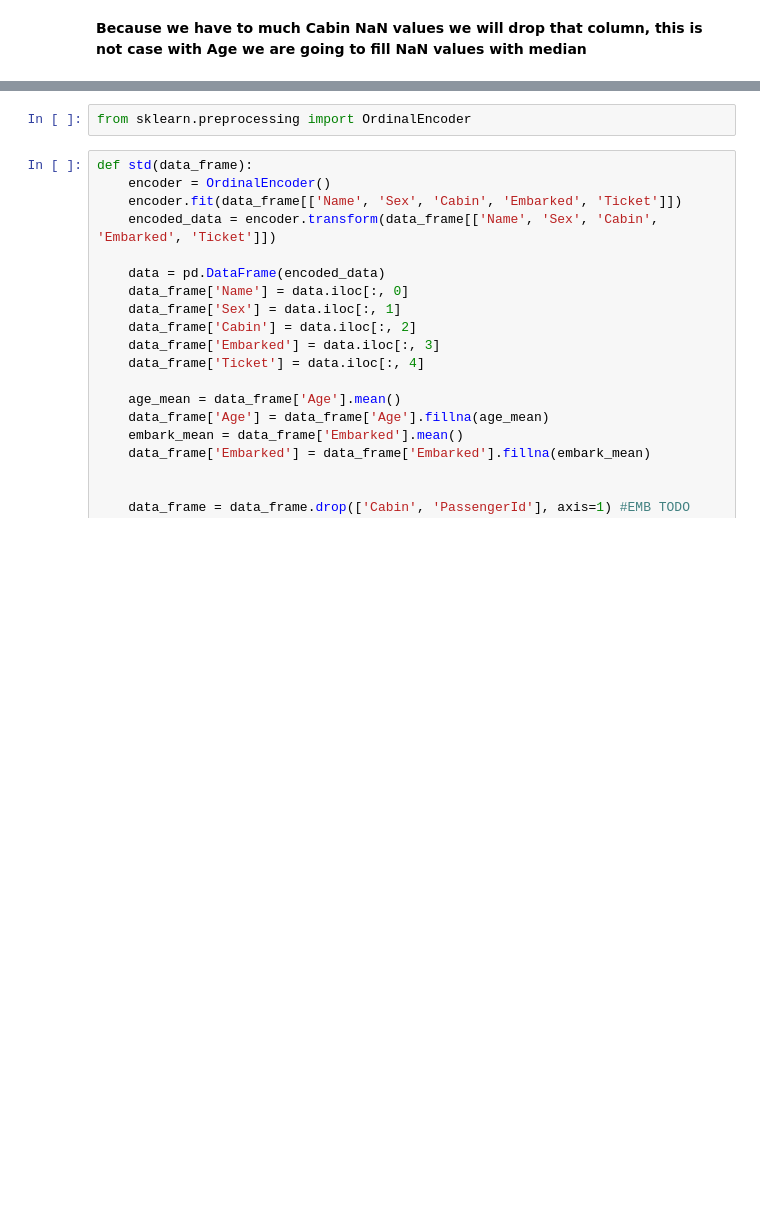
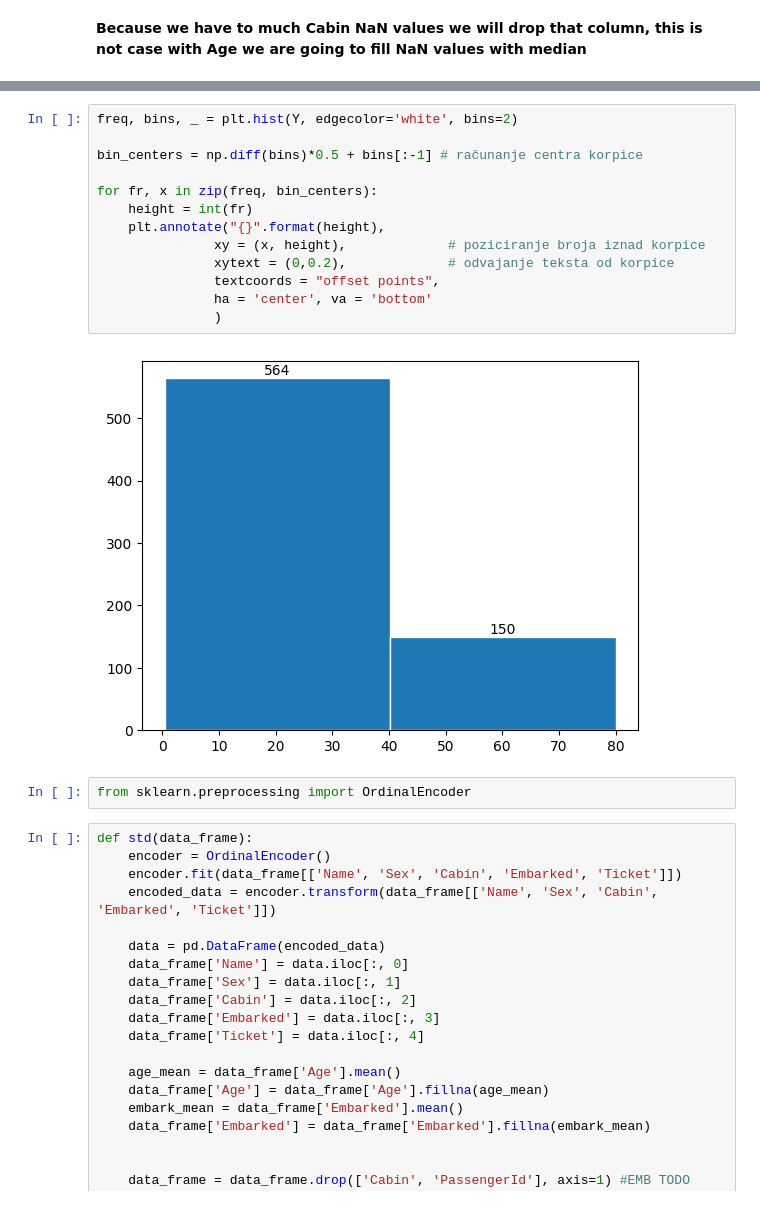
Before and after one commit to kristijanpetronijevic/kaggle_titanic, a Jupyter notebook: train.ipynb, the cells around one changed output, grey strips where cells are left out. Drawn from its saved outputs; the diff is of its cells as text; blank space fills up the shorter version.

```diff
--- a/train.ipynb
+++ b/train.ipynb
@@ -47,3 +67,18 @@ dtype: int64
+# %%
+freq, bins, _ = plt.hist(Y, edgecolor='white', bins=2)
+
+bin_centers = np.diff(bins)*0.5 + bins[:-1] # računanje centra korpice
+
+for fr, x in zip(freq, bin_centers):
+    height = int(fr)
+    plt.annotate("{}".format(height),
+               xy = (x, height),             # poziciranje broja iznad korpice
+               xytext = (0,0.2),             # odvajanje teksta od korpice
+               textcoords = "offset points",
+               ha = 'center', va = 'bottom'
+               )
+# %% [output]
+[figure, added]
 # %%
 from sklearn.preprocessing import OrdinalEncoder
 # %%
```
Also changed, not shown: parts of 12 cells of this notebook.
